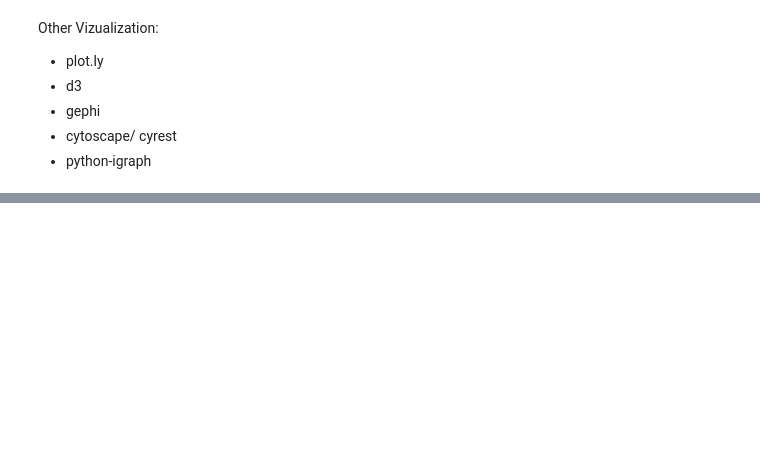
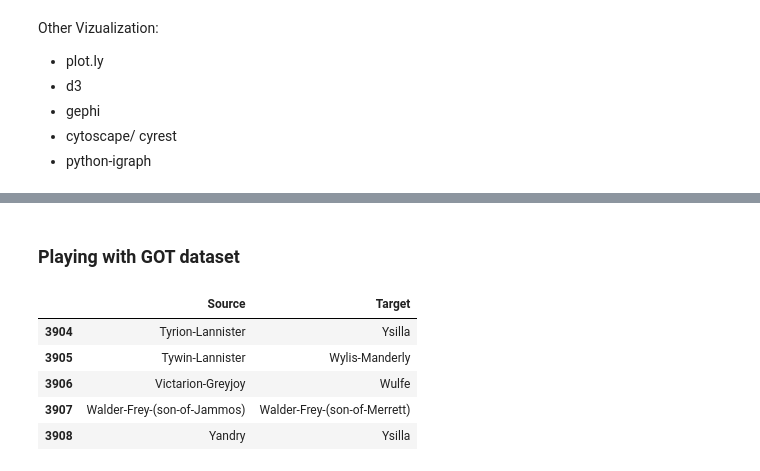
Before and after one commit to seem-ish/social-network-analysis, a Jupyter notebook: Visualization.ipynb, the cells around one changed output, grey strips where cells are left out. Cells and saved outputs as stored; diff of their text form; code cells hidden in the pictures; blank space fills up the shorter version.

```diff
--- a/Visualization.ipynb
+++ b/Visualization.ipynb
@@ -141,0 +239,18 @@ Other Vizualization:
+# %% [markdown]
+### Playing with GOT dataset
+# %%
+import pandas as pd
+fields = ['Source','Target']
+got = pd.read_csv('data/got1.csv', usecols=fields)
+got = got.append(pd.read_csv('data/got2.csv', usecols=fields), ignore_index = True)
+got = got.append(pd.read_csv('data/got3.csv', usecols=fields), ignore_index = True)
+got = got.append(pd.read_csv('data/got4.csv', usecols=fields), ignore_index = True)
+got = got.append(pd.read_csv('data/got5.csv', usecols=fields), ignore_index = True)
+got.tail()
+# %% [output]
+|  | Source | Target |
+| 3904 | Tyrion-Lannister | Ysilla |
+| 3905 | Tywin-Lannister | Wylis-Manderly |
+| 3906 | Victarion-Greyjoy | Wulfe |
+| 3907 | Walder-Frey-(son-of-Jammos) | Walder-Frey-(son-of-Merrett) |
+| 3908 | Yandry | Ysilla |
```
Also changed, not shown: parts of 9 cells of this notebook, 7 other files.
